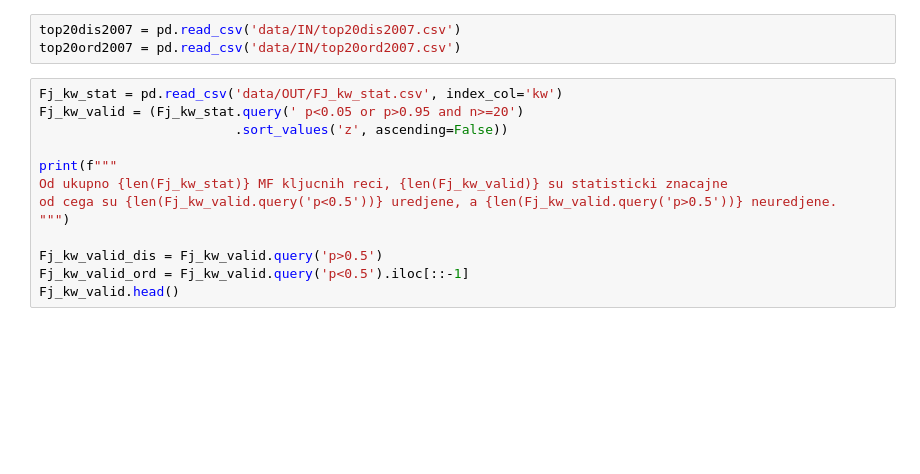
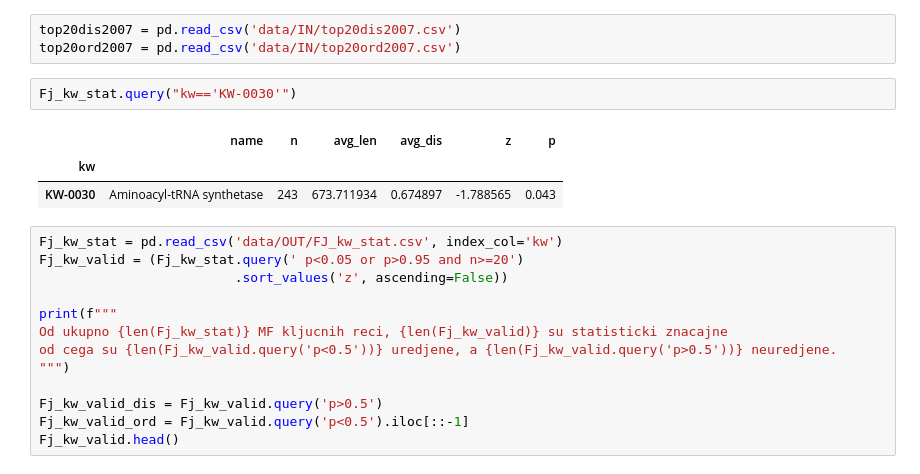
Before and after one commit to gvinterhalter/MASTER2, a Jupyter notebook: 2.1 Poredjenje.ipynb, the cells around one changed output. Saved outputs shown, nothing was run; the diff lists cells and outputs as text; blank space fills up the shorter version.

```diff
--- a/2.1 Poredjenje.ipynb
+++ b/2.1 Poredjenje.ipynb
@@ -13,6 +13,12 @@ kw_name_dict = {rec.get_name(): rec for rec in kw_list}
 # %%
 top20dis2007 = pd.read_csv('data/IN/top20dis2007.csv')
 top20ord2007 = pd.read_csv('data/IN/top20ord2007.csv')
+# %%
+Fj_kw_stat.query("kw=='KW-0030'")
+# %% [output]
+|  | name | n | avg_len | avg_dis | z | p |
+| kw |  |  |  |  |  |  |
+| KW-0030 | Aminoacyl-tRNA synthetase | 243 | 673.711934 | 0.674897 | -1.788565 | 0.043 |
 # %%
 Fj_kw_stat = pd.read_csv('data/OUT/FJ_kw_stat.csv', index_col='kw')
 Fj_kw_valid = (Fj_kw_stat.query(' p<0.05 or p>0.95 and n>=20')
```
Also changed, not shown: parts of 2 cells of this notebook, 12 other files.
